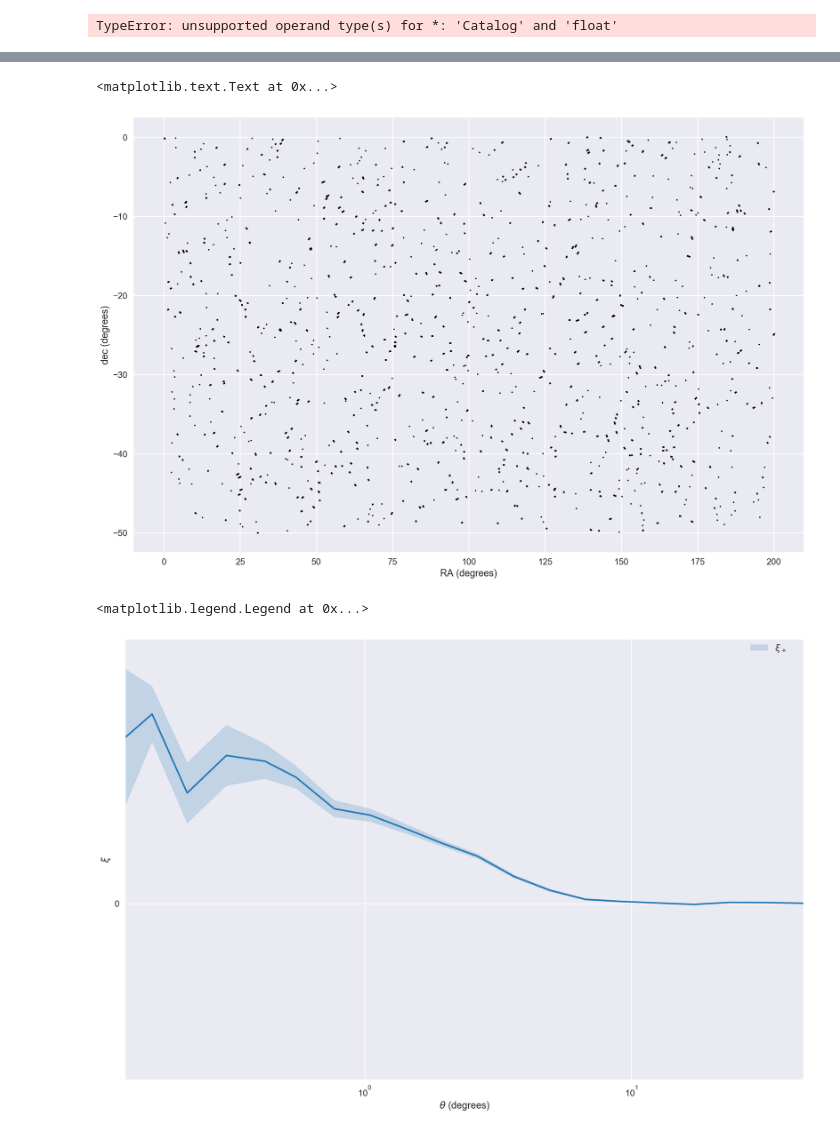
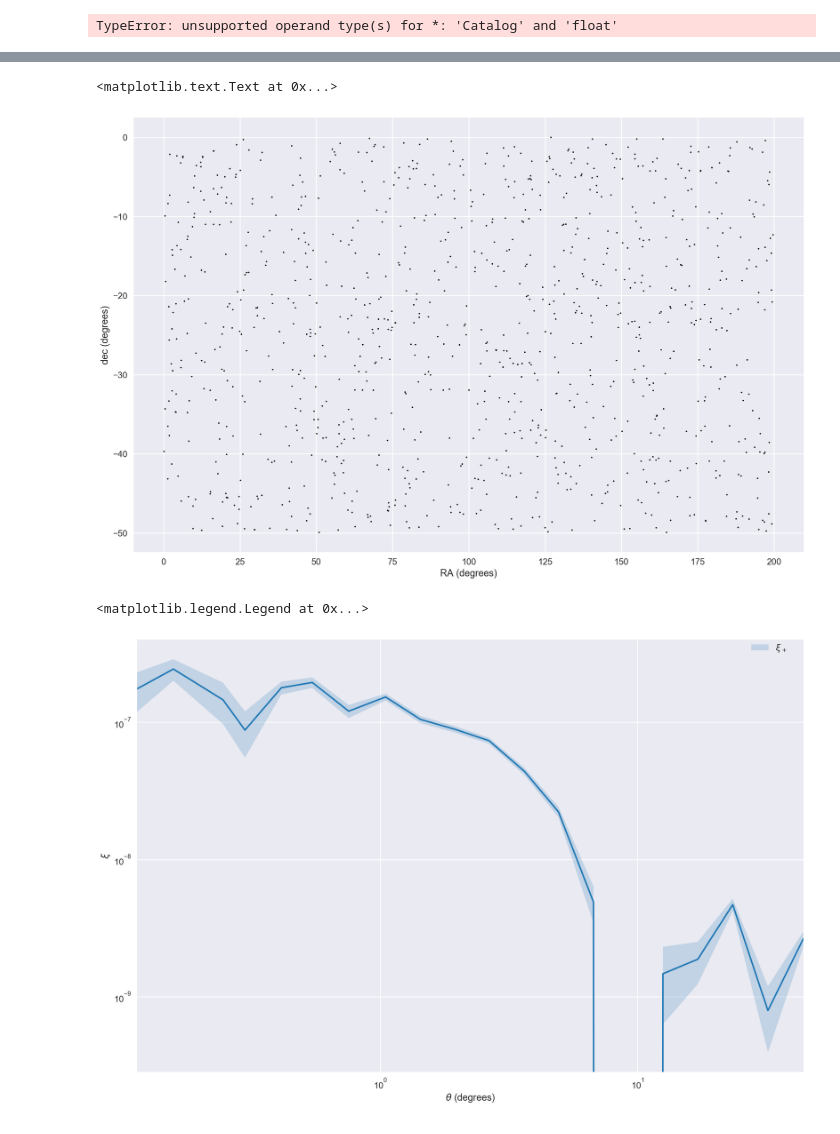
Before and after one commit to hsnee/lsstpsf, a Jupyter notebook: best_case.ipynb, the cells around one changed output, grey strips where cells are left out. Saved outputs shown, nothing was run; the diff lists cells and outputs as text; code cells hidden in the pictures.

```diff
--- a/best_case.ipynb
+++ b/best_case.ipynb
@@ -139,8 +139,13 @@ class ModelErrors():
         Y = [key[1] for key in self.DELTA.e.keys()]
         de1 = [val[0] for val in self.DELTA.e.values()]
         de2 = [val[1] for val in self.DELTA.e.values()]
-        psfe1 = [val[0] for val in self.PSF.e.values()]
-        psfe2 = [val[1] for val in self.PSF.e.values()]
+        for i in range(len(self.DELTA.e.values())):
+            try:
+                psfe1[i] = [val[0] for val in self.PSF.e.values()]
+                psfe2 = [val[1] for val in self.PSF.e.values()]
+            except IndexError:
+                print self.PSF.e.values()
+                pass
         decat = treecorr.Catalog(g1=de1, g2=de2, ra=X, dec=Y, ra_units='radians', dec_units='radians')
         psfcat = treecorr.Catalog(g1=psfe1, g2=psfe2, ra=X, dec=Y, ra_units='radians', dec_units='radians')
 
@@ -210,10 +215,10 @@ class ModelErrors():
         rel_X, rel_Y = stars[:,0] - center[0], stars[:,1] - center[1]
         r = np.sqrt(rel_X**2+rel_Y**2)
         theta = np.arctan((rel_Y)/(rel_X))
-        stare1 = r*np.cos(2*theta)
-        stare2 = r*np.sin(2*theta)
-        psfe1 = stare1/1.1
-        psfe2 = stare2/1.1
+        stare1 = r*np.cos(2*theta)/2
+        stare2 = r*np.sin(2*theta)/2
+        psfe1 = stare1/1.03
+        psfe2 = stare2/1.03
         #for i in range(len(e1)):
         #    self.STAR.e[(stars[i][0],stars[i][1])].append((e1[i],e2[i]))
         #    self.PSF.e[(stars[i][0],stars[i][1])].append((e1[i]/1.1,e2[i]/1.1)]
@@ -228,6 +233,7 @@ class ModelErrors():
             self.STAR.M[(stars[i][0],stars[i][1])].append((starMxx[i],starMxy[i],starMyy[i]))
             self.PSF.M[(stars[i][0],stars[i][1])].append((psfMxx[i],psfMxy[i],psfMyy[i]))
             self.PSF.e[(stars[i][0],stars[i][1])].append((stare1[i],stare2[i]))
+        # print np.mean(np.sqrt(stare1**2+stare2**2))
 
     def WorstCase_radial(self,position_num):
         from angles import r2d, r2arcs, d2arcs
@@ -302,35 +308,36 @@ plt.ylabel('dec (degrees)')
 #qk = plt.quiverkey(Q, 0.8, 0.85, 0.05, r'$|e|=0.05$', labelpos='E', coordinates='figure')
 # %% [output]
 <matplotlib.text.Text at 0x...>
-[figure, old version]
+[figure, new version]
 # %%
 import treecorr
 cat = treecorr.Catalog(g1=e1, g2=e2, ra=X, dec=Y,ra_units='radians',dec_units='radians')
 gg = treecorr.GGCorrelation(min_sep=0.1, max_sep=50, nbins=20, sep_units='degrees')
 gg.process(cat)
 xip = gg.xip
 xim = gg.xim
 sigma = gg.varxi**0.5
 import seaborn.timeseries
 
 def _plot_std_bars(std=None, central_data=None, ci=None, data=None,*args, **kwargs):
     std = sigma
     ci = np.asarray((central_data - std, central_data + std))
     kwargs.update({"central_data": central_data, "ci": ci, "data": data})
     seaborn.timeseries._plot_ci_band(*args, **kwargs)
 seaborn.timeseries._plot_std_bars = _plot_std_bars
 r = np.exp(gg.meanlogr)
 sns.tsplot(xip,r,err_style='std_bars')
 #sns.tsplot(xim,r,err_style='std_bars',color='r')
 plt.xlabel(r'$\theta$ (degrees)')
 plt.ylabel(r'$\xi$')
 plt.xscale('log')
-plt.yscale('symlog')
-plt.ylim(-1E-5, 1.5E-5)
+plt.yscale('log')
+#plt.yscale('symlog')
+#plt.ylim(-1E-5, 1.5E-5)
 plt.legend([r'$\xi_+$',r'$\xi_-$'],bbox_to_anchor=(0.98, 1), loc='upper right', borderaxespad=0.)
 # %% [output]
 <matplotlib.legend.Legend at 0x...>
-[figure, old version]
+[figure, new version]
 # %%
 # make star e about 0.05
 # typical size of residual about 0.005 (noise),  systematic error ~3%
```
Also changed, not shown: parts of 9 cells of this notebook.
